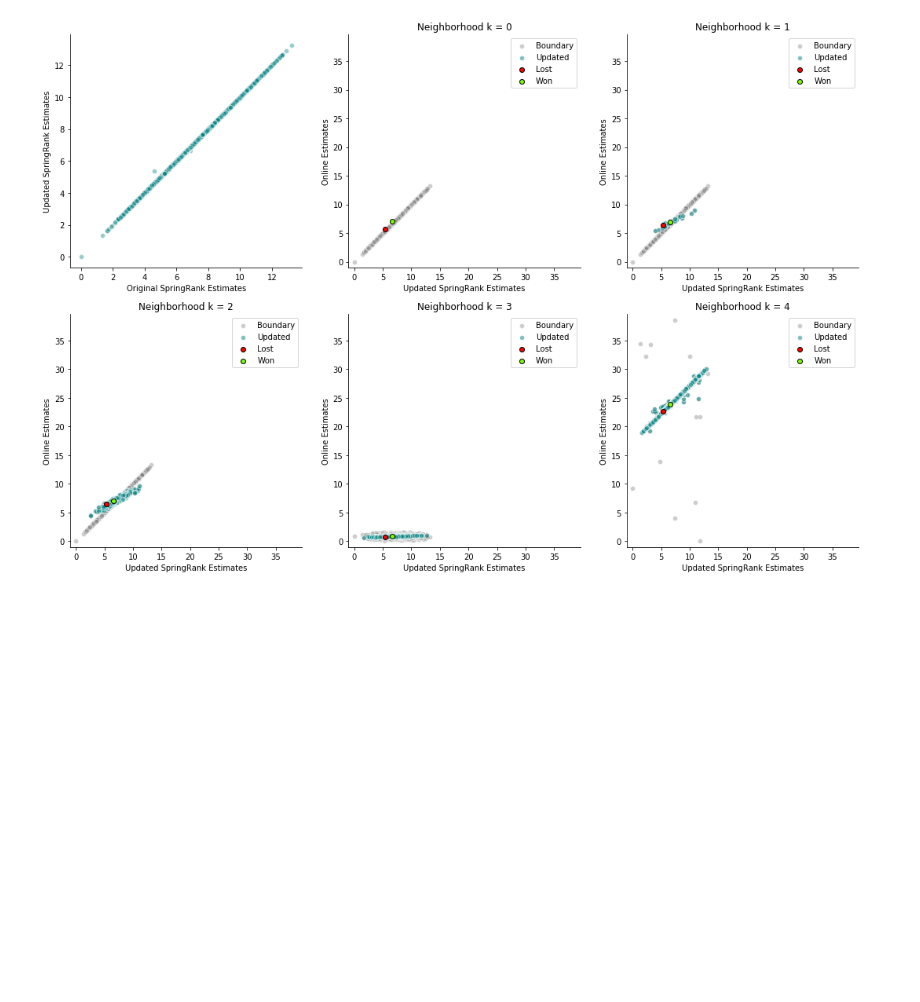
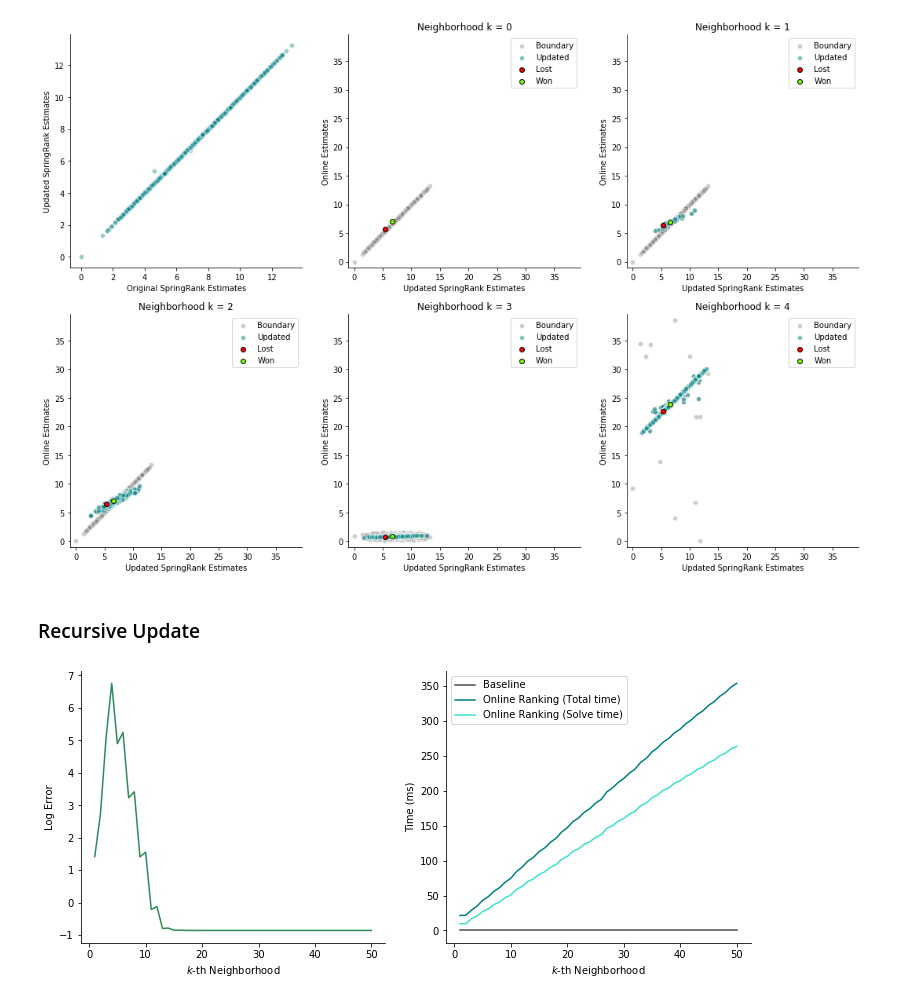
Before and after one commit to AparaV/SpringRankGroups, a Jupyter notebook: api/jupyter/online_ranking.ipynb, the cells around one changed output. Saved outputs shown, nothing was run; the diff lists cells and outputs as text; code cells hidden in the pictures; blank space fills up the shorter version.

Commit message:
Add new plots for recursive algorithm

```diff
--- a/api/jupyter/online_ranking.ipynb
+++ b/api/jupyter/online_ranking.ipynb
@@ -241,8 +244,10 @@ alpha = 1
 N = 10000
 K = 10
 
-A_0 = sr.SpringRank_planted_network(N, beta, alpha, K)
-# A_0 = generate_large_network(N, 0.2, K)
+if N > 1000:
+    A_0 = np.load("../../data/tests/network10k.npy")
+else:
+    A_0 = sr.SpringRank_planted_network(N, beta, alpha, K)
 s_0 = sr.SpringRank(A_0)
 s_0 = tl.adjust_ranks(s_0, A_0, p_ij=p_ij)
 # %%
@@ -399,3 +404,5 @@ plt.savefig("../../figures/OnePassOnlineUpdates" + str(N) + ".png", dpi=200, bbo
 plt.show()
 # %% [output]
 [figure]
+# %% [markdown]
+### Recursive Update
@@ -401,0 +466,27 @@ plt.show()
+# %%
+fig, ax = plt.subplots(1, 2, figsize=(12, 5))
+
+x_range = list(range(1, num_iter+1))
+
+for i in range(2):
+    ax[i].set_xlabel(r"$k$-th Neighborhood")
+#     ax[i].set_xticks(orders)
+    ax[i].spines['top'].set_visible(False)
+    ax[i].spines['right'].set_visible(False)
+
+ax[0].plot(x_range, np.log(errors), color="seagreen")
+ax[0].set_ylabel("Log Error")
+
+
+ax[1].plot(x_range, [baseline_time]*num_iter, color='black', alpha=0.7, label="Baseline")
+ax[1].plot(x_range, elapsed_times, color="teal", label="Online Ranking (Total time)")
+# ax[1].plot(x_range, neighbor_times, color="red", label="Online Ranking (Neighbor collection)")
+ax[1].plot(x_range, solve_times, color="turquoise", label="Online Ranking (Solve time)")
+ax[1].set_ylabel("Time (ms)")
+ax[1].legend()
+
+plt.savefig("../../figures/RecursiveOnlineGraphs_" + str(num_nodes) + ".png", dpi=200, bbox_inches="tight")
+
+plt.show()
+# %% [output]
+[figure, added]
```
Also changed, not shown: parts of 2 cells of this notebook, 3 other files.
